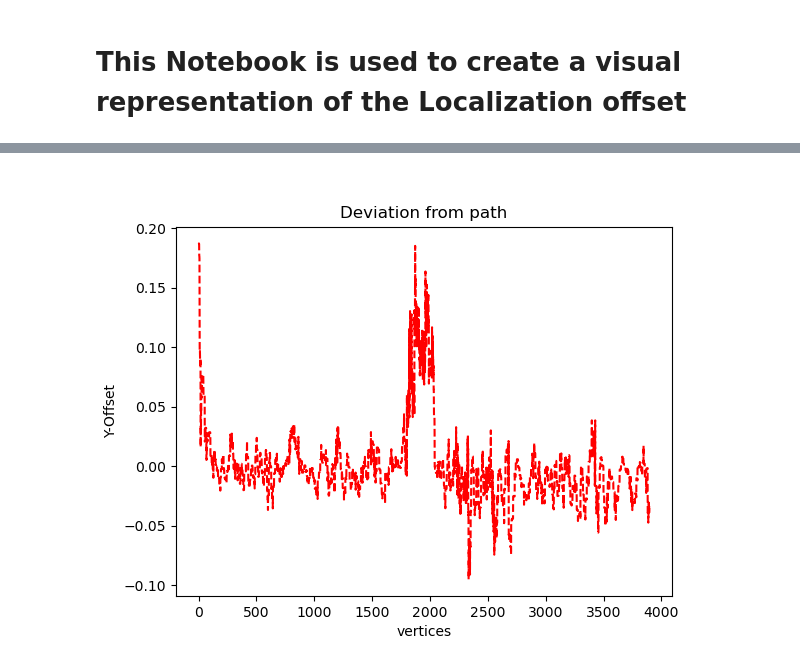
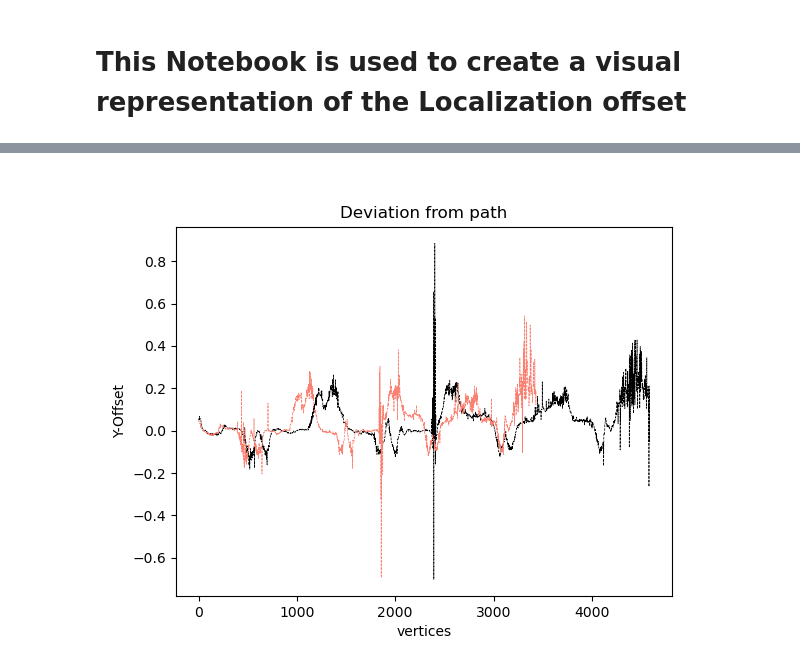
Before and after one commit to adamspeedy/vtr3, a Jupyter notebook: src/main/src/vtr_db_extractor/python/Localization_Result_viewer.ipynb, the cells around one changed output, grey strips where cells are left out. Cells and saved outputs as stored; diff of their text form; code cells hidden in the pictures.

```diff
--- a/src/main/src/vtr_db_extractor/python/Localization_Result_viewer.ipynb
+++ b/src/main/src/vtr_db_extractor/python/Localization_Result_viewer.ipynb
@@ -47,0 +48,9 @@ Number of files: 3898
+# %%
+print(vertex_ids[4588:4600])
+print(vertex_ids[4586])
+print(vertex_ids[4587])
+
+pose1 = poses[0:4587].copy()
+pose2 = poses[4588:].copy()
+vertex_ids1 = vertex_ids[0:4587].copy()
+vertex_ids2 = vertex_ids[4588:].copy()
@@ -59,14 +74,16 @@ plt.show()
 # %%
 
 %matplotlib ipympl
 # Graph of the y distance to vertex.
-origins = poses[:, :3, -1]
-plt.plot(origins[:,1], 'r--')
+origins1 = pose1[:, :3, -1]
+origins2 = pose2[:, :3, -1]
+plt.plot(origins1[:,1], 'k--', linewidth=0.5)
+plt.plot(origins2[:,1], 'k--', linewidth=0.5, color='salmon')
 plt.xlabel("vertices")
 plt.ylabel("Y-Offset")
 plt.title("Deviation from path")
 plt.show()
 # %% [output]
-[figure, old version]
+[figure, new version]
 # %%
 %matplotlib ipympl
```
Also changed, not shown: parts of 4 cells of this notebook, 7 other files.
